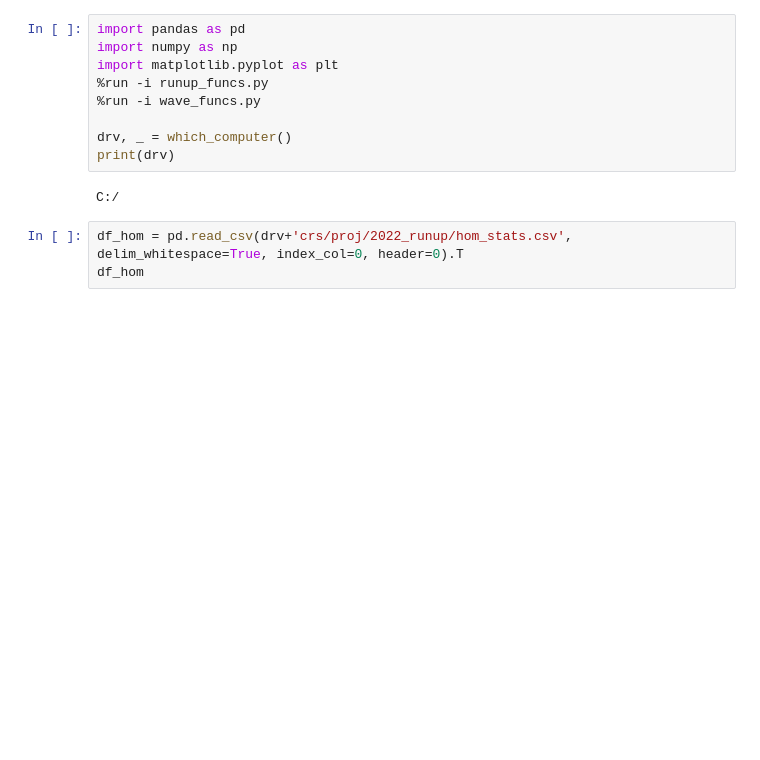
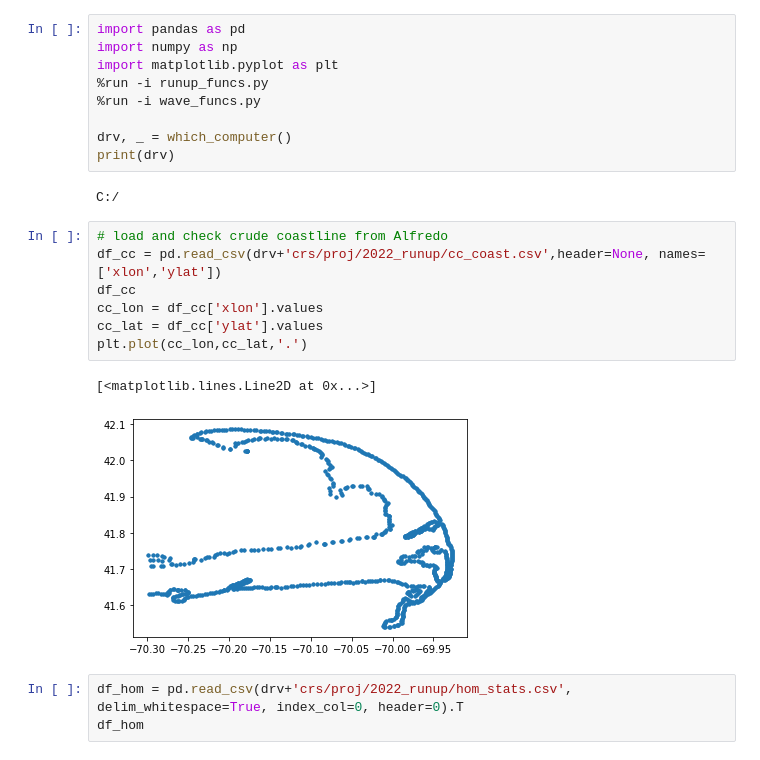
Before and after one commit to csherwood-usgs/runup, a Jupyter notebook: cc_profile_plots.ipynb, the cells around one changed output. Cells and saved outputs as stored; diff of their text form; blank space fills up the shorter version.

```diff
--- a/cc_profile_plots.ipynb
+++ b/cc_profile_plots.ipynb
@@ -9,6 +9,16 @@ drv, _ = which_computer()
 print(drv)
 # %% [output]
 C:/
+# %%
+# load and check crude coastline from Alfredo
+df_cc = pd.read_csv(drv+'crs/proj/2022_runup/cc_coast.csv',header=None, names=['xlon','ylat'])
+df_cc
+cc_lon = df_cc['xlon'].values
+cc_lat = df_cc['ylat'].values
+plt.plot(cc_lon,cc_lat,'.')
+# %% [output]
+[<matplotlib.lines.Line2D at 0x...>]
+[figure, added]
 # %%
 df_hom = pd.read_csv(drv+'crs/proj/2022_runup/hom_stats.csv', delim_whitespace=True, index_col=0, header=0).T
 df_hom
```
Also changed, not shown: parts of 3 cells of this notebook, 1 other file.
